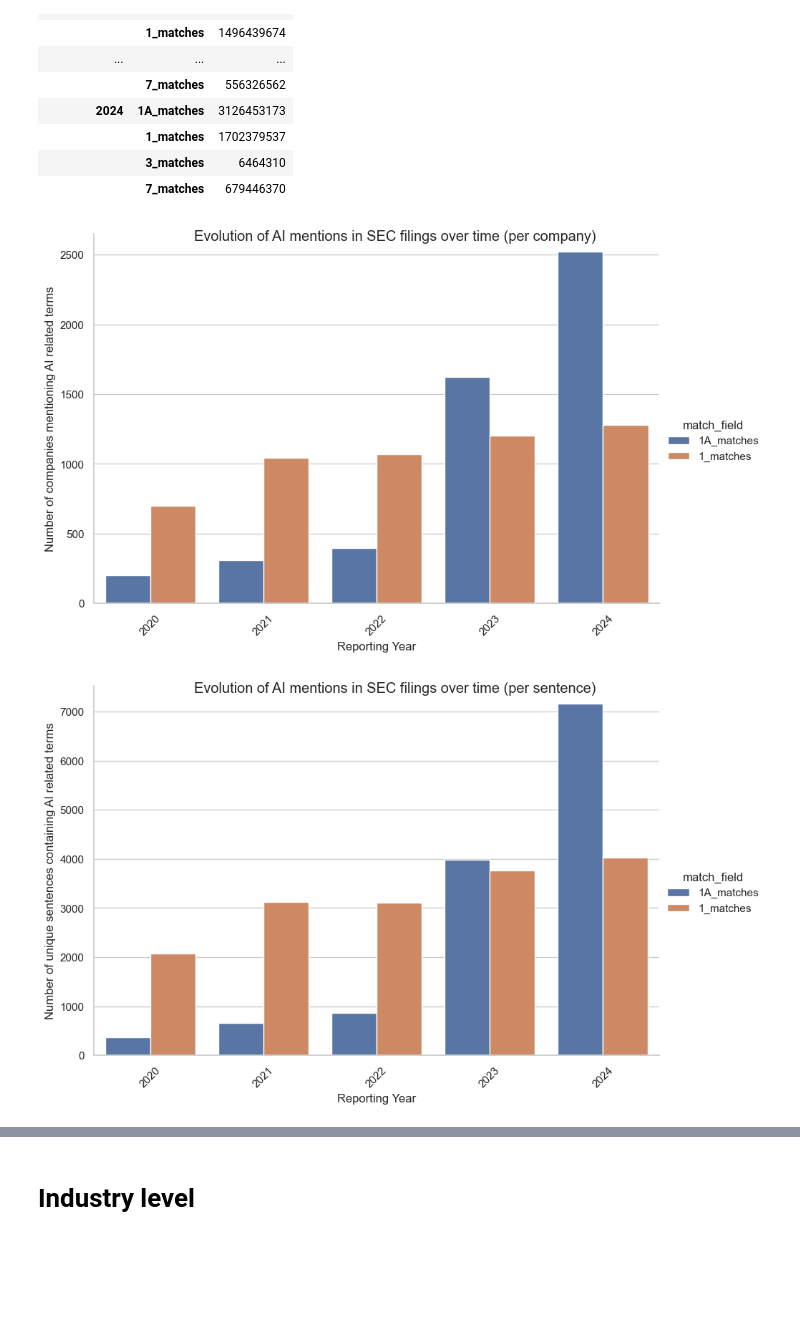
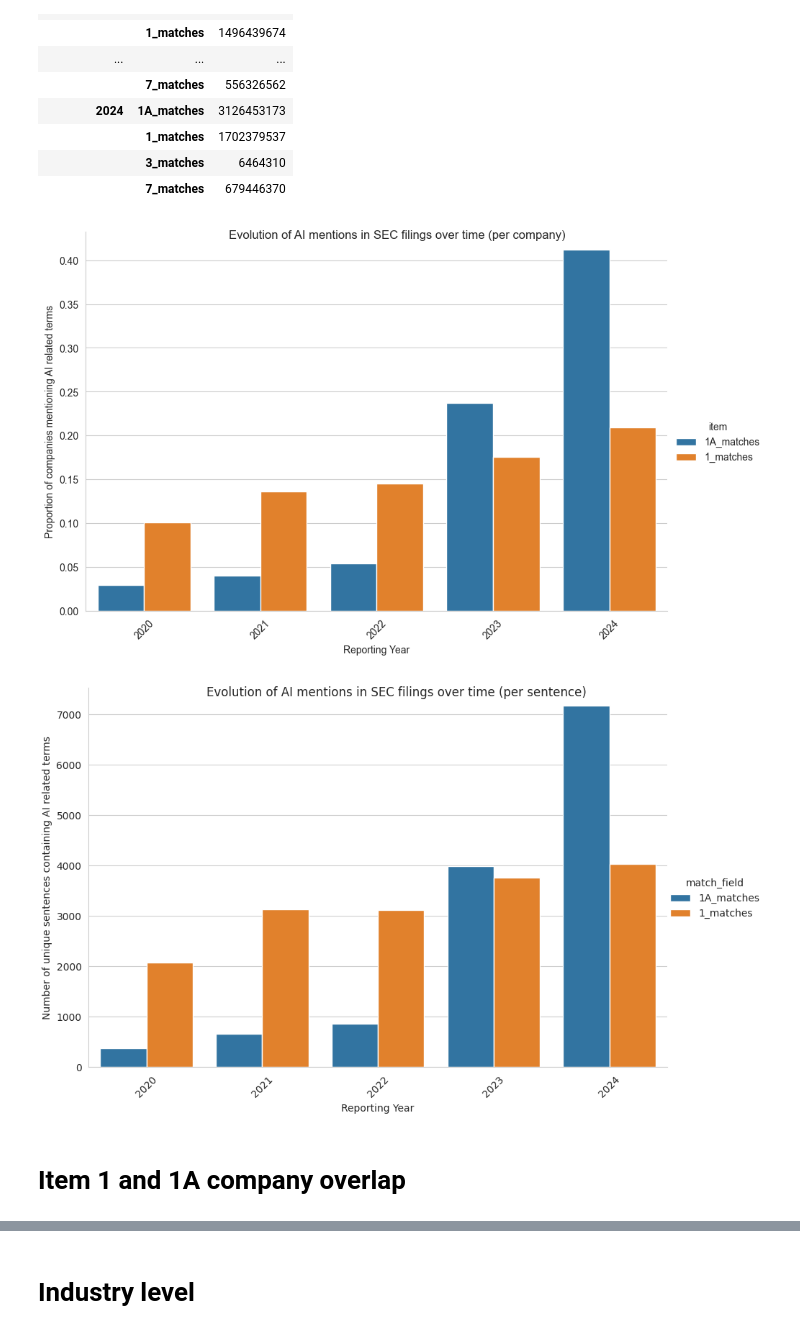
Before and after one commit to lucas-ubm/sec_analysis, a Jupyter notebook: notebooks/EDA.ipynb, the cells around one changed output, grey strips where cells are left out. Drawn from its saved outputs; the diff is of its cells as text; code cells hidden in the pictures; blank space fills up the shorter version.

Commit message:
working on generalized extract_mentions

```diff
--- a/notebooks/EDA.ipynb
+++ b/notebooks/EDA.ipynb
@@ -102,19 +103,24 @@ ai_mentions.groupby(['reporting_year', 'match_field', 'cik']).nunique()[['senten
 # %%
 # Seaborn scatter plot of evolution in number of mentions over time (split by match field)
 import seaborn as sns
 import matplotlib.pyplot as plt
 grouped = ai_mentions[ai_mentions.match_field.isin(['1_matches', '1A_matches'])].groupby(['reporting_year', 'match_field']).agg(['nunique'])[['cik']].reset_index()
+companies_per_item = grouped.set_index('reporting_year').join(companies_per_year, on='reporting_year')
+companies_per_item.columns = ['item', 'companies', 'total_companies']
+companies_per_item['companies_proportion'] = companies_per_item['companies'] / companies_per_item['total_companies']
 
 with sns.axes_style(style="whitegrid"):
     # Increase dot size
-    g = sns.catplot(data=grouped, x='reporting_year', y=('cik', 'nunique'), hue='match_field', kind='bar', height=6, legend_out=True, aspect=1.5)
+    g = sns.catplot(data=companies_per_item, x='reporting_year', y='companies_proportion', hue='item', kind='bar', height=6, legend_out=True, aspect=1.5)
     g.fig.suptitle('Evolution of AI mentions in SEC filings over time (per company)')
 
     g.set_xticklabels(rotation=45)
     g.set_xlabels('Reporting Year')
-    g.set_ylabels('Number of companies mentioning AI related terms')
+    g.set_ylabels('Proportion of companies mentioning AI related terms')
+    plt.savefig('../figures/proportion_ai_mentions_per_item.jpg', dpi=300, bbox_inches='tight')
+    plt.show()
 # %% [output]
-[figure, old version]
+[figure, new version]
 # %%
 # Seaborn scatter plot of evolution in number of mentions over time (split by match field)
 import seaborn as sns
@@ -130,4 +136,6 @@ with sns.axes_style(style="whitegrid"):
     g.set_xlabels('Reporting Year')
     g.set_ylabels('Number of unique sentences containing AI related terms')
 # %% [output]
-[figure, old version]
+[figure, new version]
+# %% [markdown]
+# Item 1 and 1A company overlap
```
Also changed, not shown: parts of 8 cells of this notebook, 6 other files.
